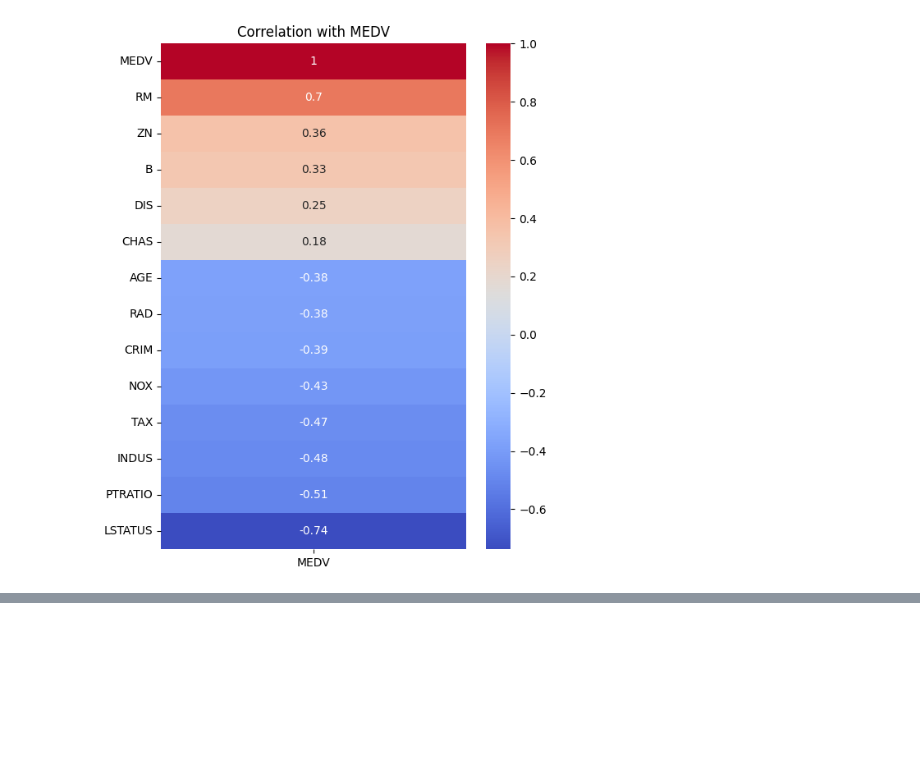
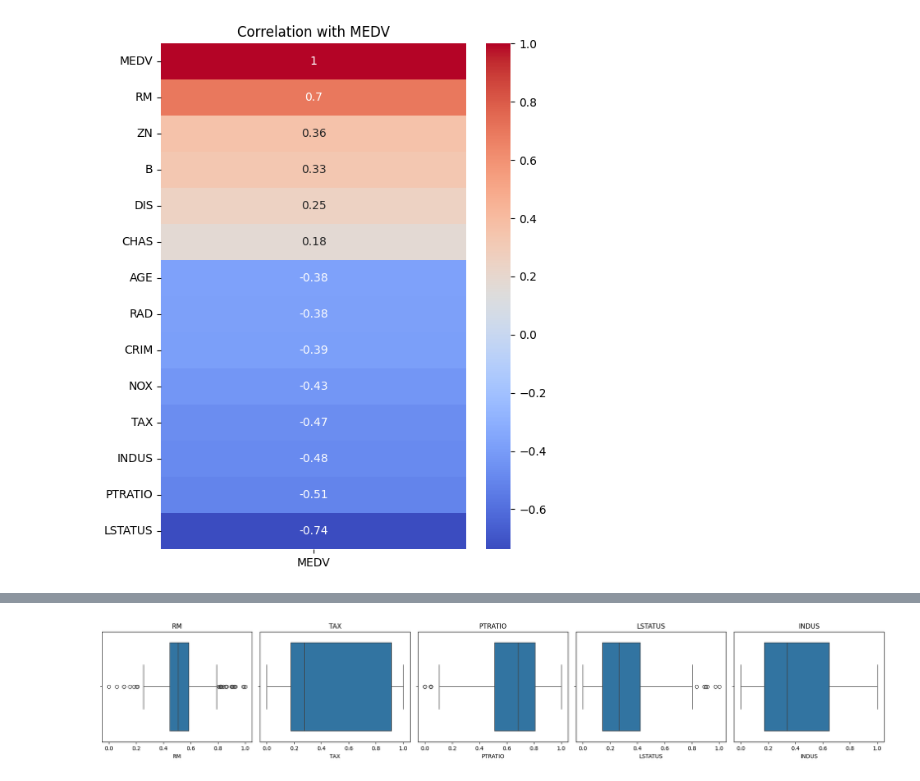
Before and after one commit to Carlos3du/regressaoLinear, a Jupyter notebook: notebook.ipynb, the cells around one changed output, grey strips where cells are left out. Cells and saved outputs as stored; diff of their text form; code cells hidden in the pictures; blank space fills up the shorter version.

```diff
--- a/notebook.ipynb
+++ b/notebook.ipynb
@@ -147,0 +175,12 @@ plt.show()
+# %%
+# Ensure column names in corr_df are unique
+corr_df = corr_df.loc[:, ~corr_df.columns.duplicated()]
+
+plt.figure(figsize=(20, 10))
+for i, col in enumerate(high_corr_features, start=1):  # Start enumeration from 1
+    plt.subplot(3, 5, i)
+    sns.boxplot(x=corr_df[col])
+    plt.title(col)
+plt.tight_layout()
+# %% [output]
+[figure, added]
```
Also changed, not shown: parts of 15 cells of this notebook, 1 other file.
